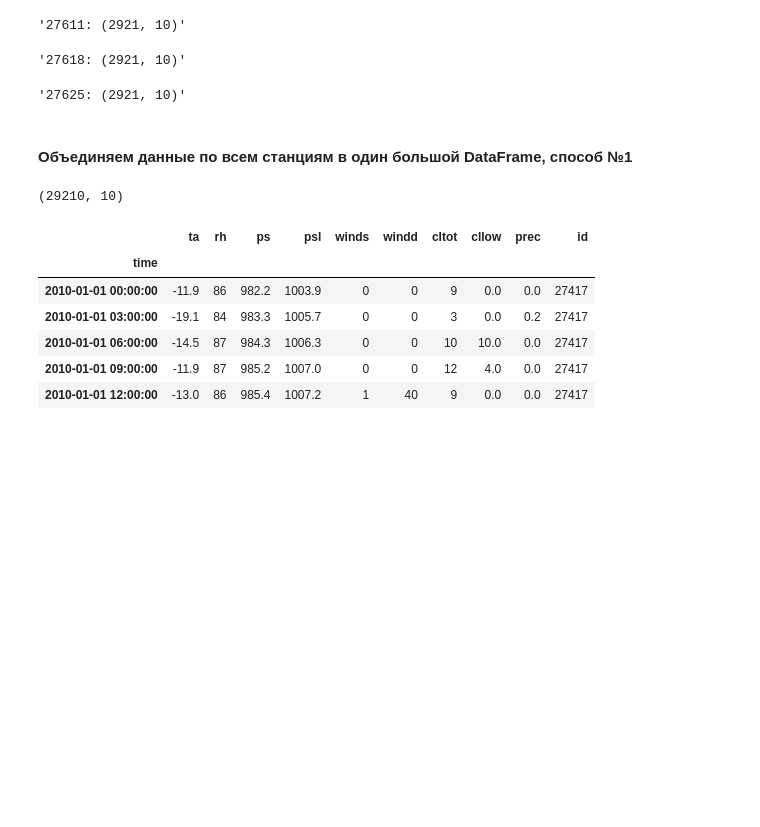
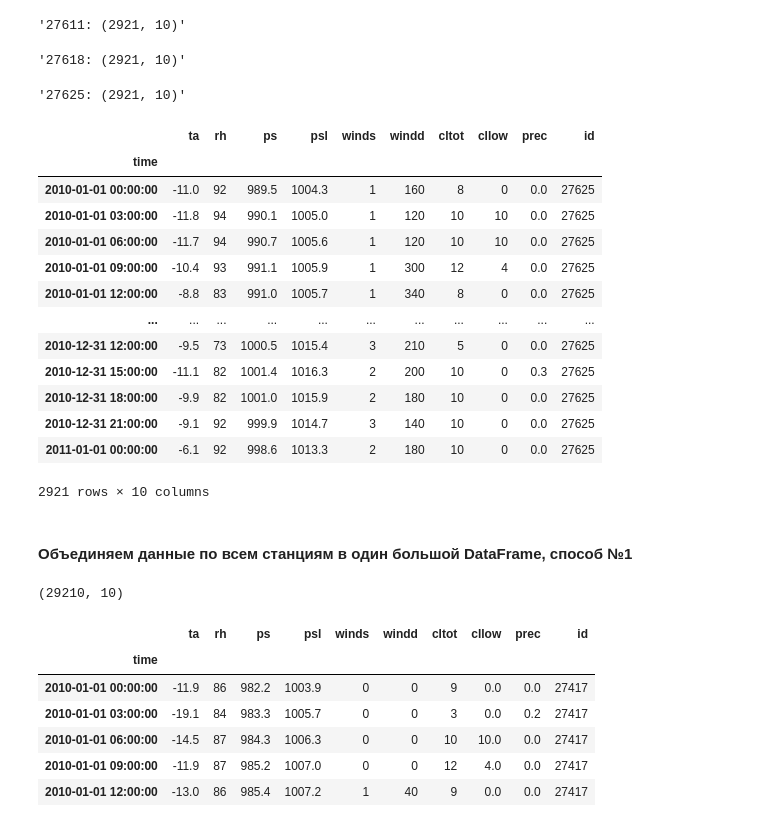
Before and after one commit to mvarentsov/UClim4HSE-2024, a Jupyter notebook: Practice/PW1_pandas_demo.ipynb, the cells around one changed output. Saved outputs shown, nothing was run; the diff lists cells and outputs as text; code cells hidden in the pictures; blank space fills up the shorter version.

```diff
--- a/Practice/PW1_pandas_demo.ipynb
+++ b/Practice/PW1_pandas_demo.ipynb
@@ -60,6 +60,23 @@ for file in data_files:
 '27611: (2921, 10)'
 '27618: (2921, 10)'
 '27625: (2921, 10)'
+# %%
+df4stations[key]
+# %% [output]
+|  | ta | rh | ps | psl | winds | windd | cltot | cllow | prec | id |
+| time |  |  |  |  |  |  |  |  |  |  |
+| 2010-01-01 00:00:00 | -11.0 | 92 | 989.5 | 1004.3 | 1 | 160 | 8 | 0 | 0.0 | 27625 |
+| 2010-01-01 03:00:00 | -11.8 | 94 | 990.1 | 1005.0 | 1 | 120 | 10 | 10 | 0.0 | 27625 |
+| 2010-01-01 06:00:00 | -11.7 | 94 | 990.7 | 1005.6 | 1 | 120 | 10 | 10 | 0.0 | 27625 |
+| 2010-01-01 09:00:00 | -10.4 | 93 | 991.1 | 1005.9 | 1 | 300 | 12 | 4 | 0.0 | 27625 |
+| 2010-01-01 12:00:00 | -8.8 | 83 | 991.0 | 1005.7 | 1 | 340 | 8 | 0 | 0.0 | 27625 |
+| ... | ... | ... | ... | ... | ... | ... | ... | ... | ... | ... |
+| 2010-12-31 12:00:00 | -9.5 | 73 | 1000.5 | 1015.4 | 3 | 210 | 5 | 0 | 0.0 | 27625 |
+| 2010-12-31 15:00:00 | -11.1 | 82 | 1001.4 | 1016.3 | 2 | 200 | 10 | 0 | 0.3 | 27625 |
+| 2010-12-31 18:00:00 | -9.9 | 82 | 1001.0 | 1015.9 | 2 | 180 | 10 | 0 | 0.0 | 27625 |
+| 2010-12-31 21:00:00 | -9.1 | 92 | 999.9 | 1014.7 | 3 | 140 | 10 | 0 | 0.0 | 27625 |
+| 2011-01-01 00:00:00 | -6.1 | 92 | 998.6 | 1013.3 | 2 | 180 | 10 | 0 | 0.0 | 27625 |
+2921 rows × 10 columns
 # %% [markdown]
 #### Объединяем данные по всем станциям в один большой DataFramе, способ №1
 # %%
```
Also changed, not shown: parts of 6 cells of this notebook, 2 other files.
